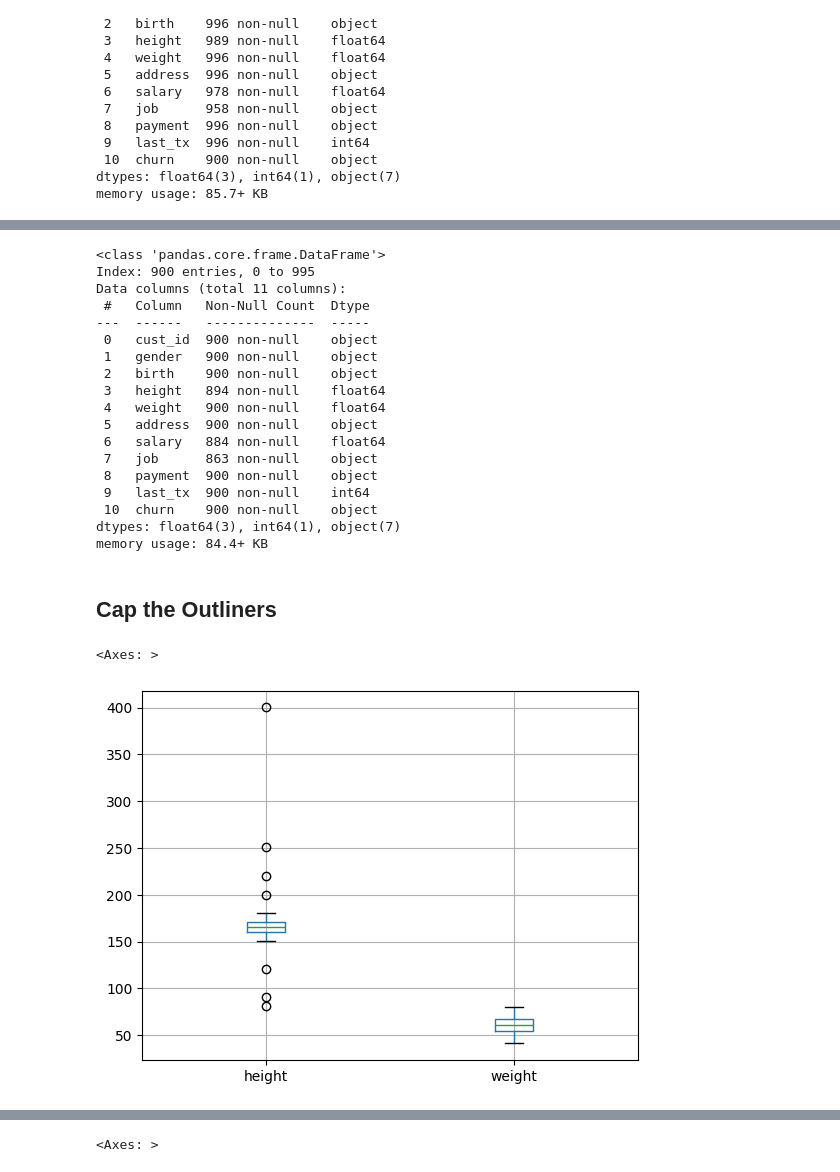
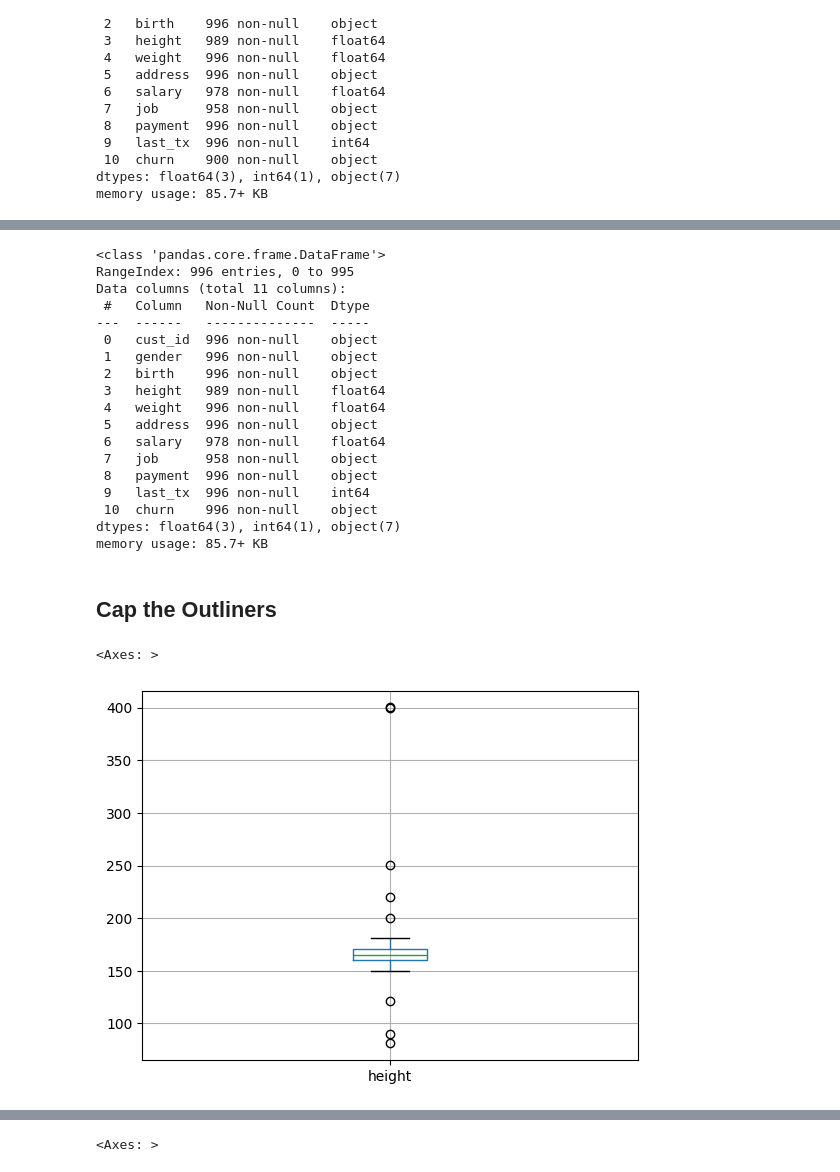
Before and after one commit to kokejohh/PMU_Module_1, a Jupyter notebook: Copy_of_Data_Wrangling_101.ipynb, the cells around one changed output, grey strips where cells are left out. Drawn from its saved outputs; the diff is of its cells as text; code cells hidden in the pictures.

```diff
--- a/Copy_of_Data_Wrangling_101.ipynb
+++ b/Copy_of_Data_Wrangling_101.ipynb
@@ -110,6 +117,8 @@ Data columns (total 11 columns):
  10  churn    900 non-null    object
 dtypes: float64(3), int64(1), object(7)
 memory usage: 85.7+ KB
+# %%
+df['churn'] = df['churn'].fillna('unknown') # fill unknown insteads drop rows
 # %%
-df.dropna(subset=['churn'], inplace=True)
+# df.dropna(subset=['churn'], inplace=True)
 # %%
@@ -132,27 +134,27 @@ df
 df.info()
 # %% [output]
 <class 'pandas.core.frame.DataFrame'>
-Index: 900 entries, 0 to 995
+RangeIndex: 996 entries, 0 to 995
 Data columns (total 11 columns):
  #   Column   Non-Null Count  Dtype
 ---  ------   --------------  -----
- 0   cust_id  900 non-null    object
- 1   gender   900 non-null    object
- 2   birth    900 non-null    object
- 3   height   894 non-null    float64
- 4   weight   900 non-null    float64
- 5   address  900 non-null    object
- 6   salary   884 non-null    float64
- 7   job      863 non-null    object
- 8   payment  900 non-null    object
- 9   last_tx  900 non-null    int64
- 10  churn    900 non-null    object
+ 0   cust_id  996 non-null    object
+ 1   gender   996 non-null    object
+ 2   birth    996 non-null    object
+ 3   height   989 non-null    float64
+ 4   weight   996 non-null    float64
+ 5   address  996 non-null    object
+ 6   salary   978 non-null    float64
+ 7   job      958 non-null    object
+ 8   payment  996 non-null    object
+ 9   last_tx  996 non-null    int64
+ 10  churn    996 non-null    object
 dtypes: float64(3), int64(1), object(7)
-memory usage: 84.4+ KB
+memory usage: 85.7+ KB
 # %% [markdown]
 ## Cap the Outliners
 # %%
-df.boxplot(column=["height", 'weight'])
+df.boxplot(column=['height'])
 # %% [output]
 <Axes: >
-[figure, old version]
+[figure, new version]
```
Also changed, not shown: parts of 68 cells of this notebook.
